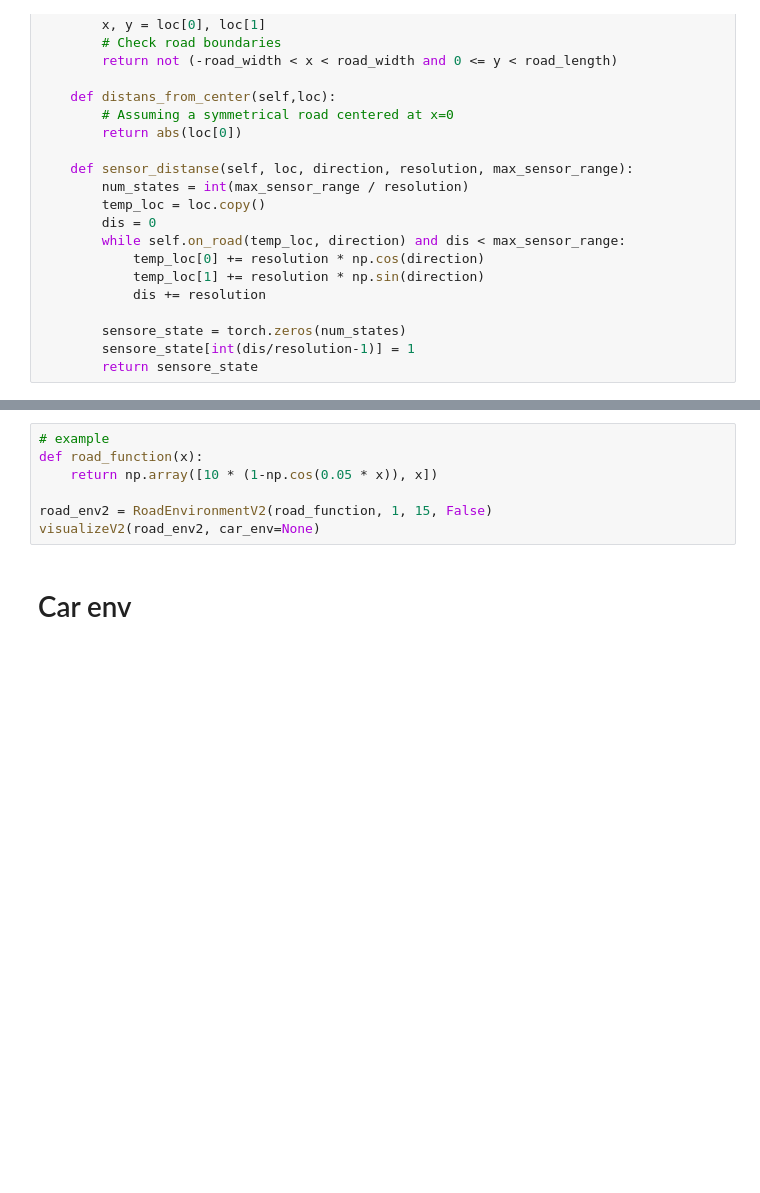
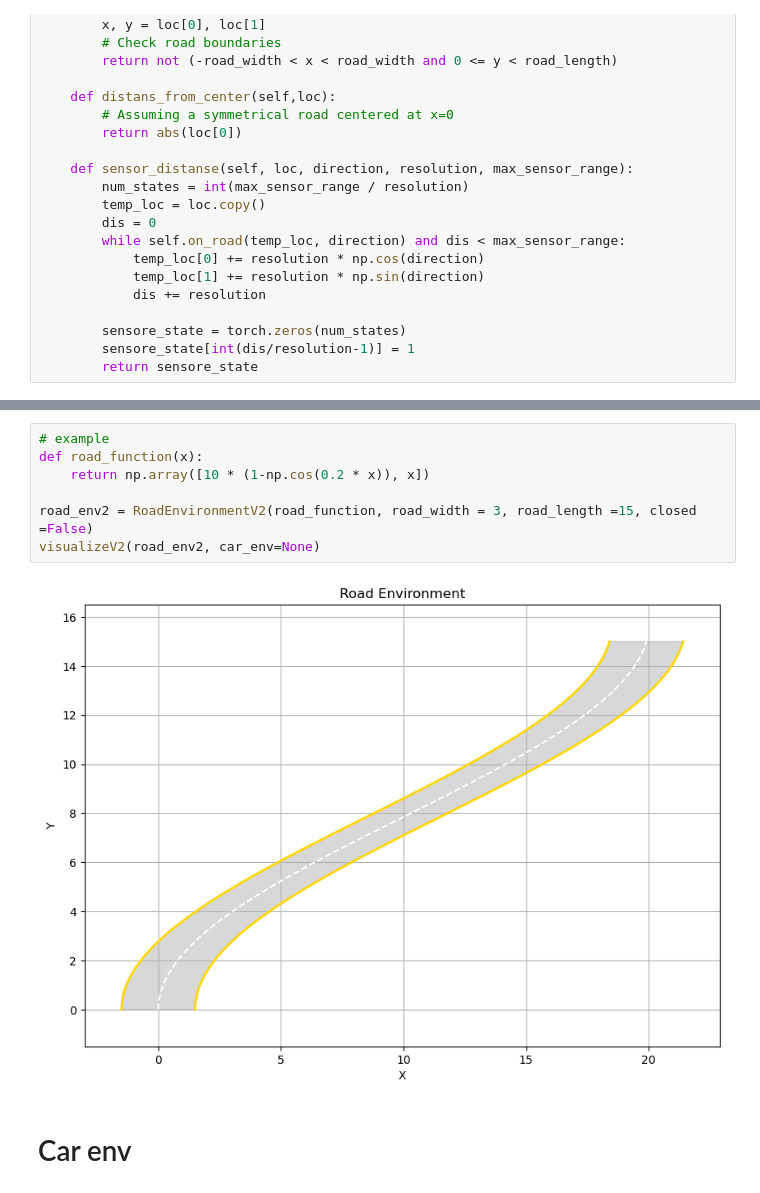
Before and after one commit to OmerShiranC/RL-Project, a Jupyter notebook: DDPG Car.ipynb, the cells around one changed output, grey strips where cells are left out. Cells and saved outputs as stored; diff of their text form; blank space fills up the shorter version.

```diff
--- a/DDPG Car.ipynb
+++ b/DDPG Car.ipynb
@@ -207,10 +242,12 @@ class RoadEnvironmentV2:
 # %%
 # example
 def road_function(x):
-    return np.array([10 * (1-np.cos(0.05 * x)), x])
+    return np.array([10 * (1-np.cos(0.2 * x)), x])
 
-road_env2 = RoadEnvironmentV2(road_function, 1, 15, False)
+road_env2 = RoadEnvironmentV2(road_function, road_width = 3, road_length =15, closed =False)
 visualizeV2(road_env2, car_env=None)
+# %% [output]
+[figure, added]
 # %% [markdown]
 # Car env
 # %%
```
Also changed, not shown: parts of 7 cells of this notebook.
